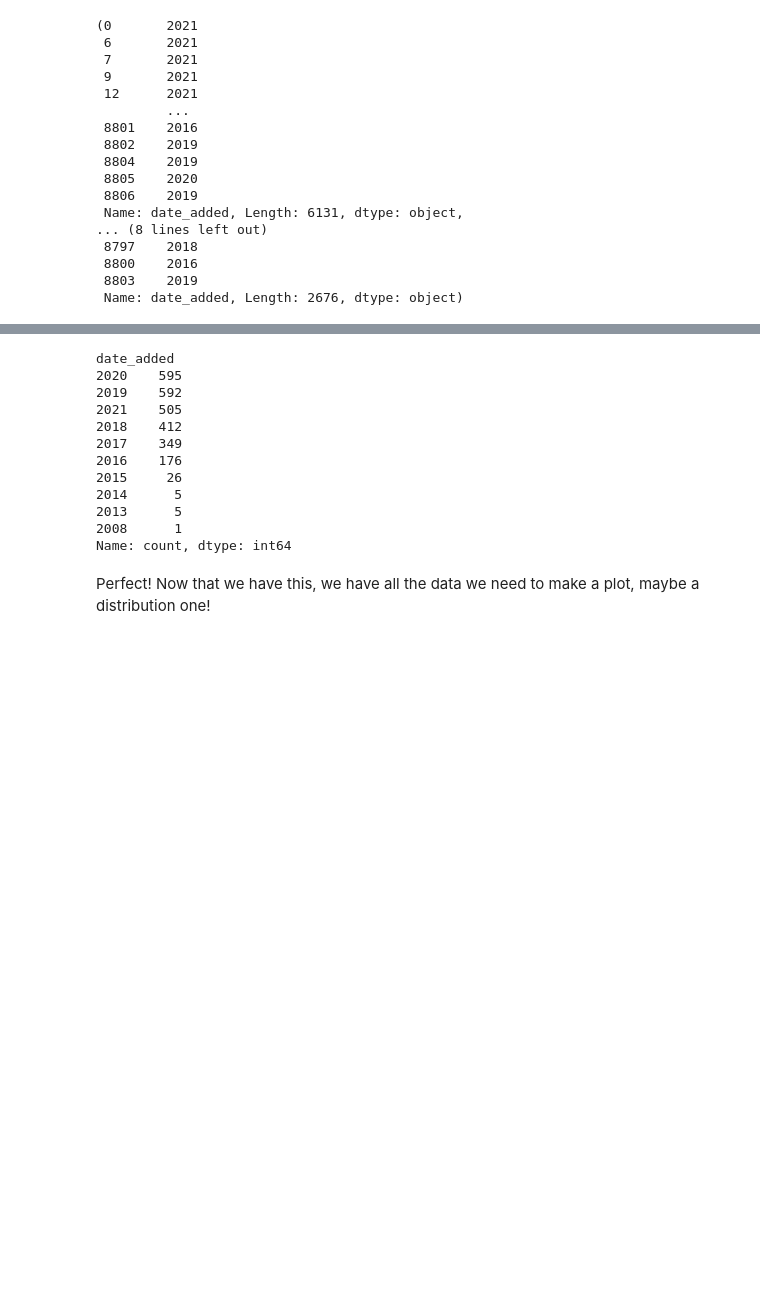
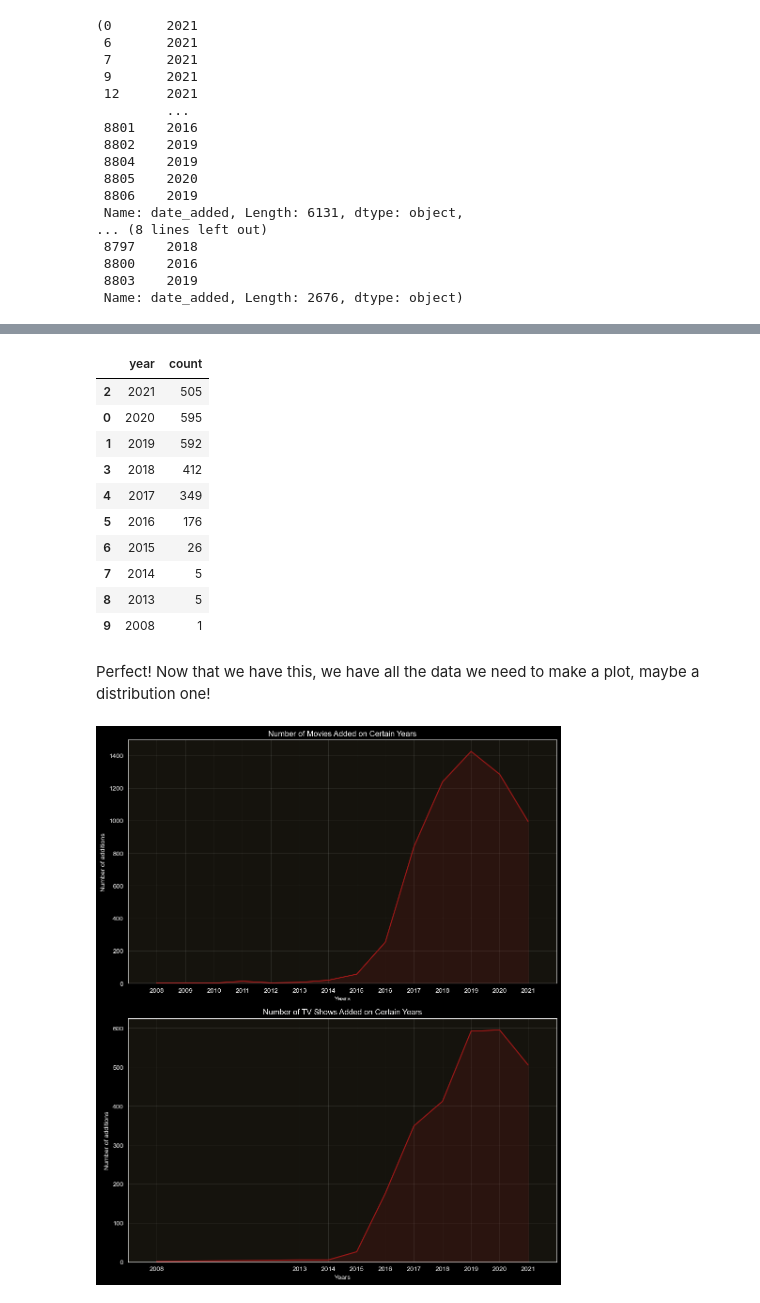
Before and after one commit to imelinc/eda-project, a Jupyter notebook: eda-project.ipynb, the cells around one changed output, grey strips where cells are left out. Saved outputs shown, nothing was run; the diff lists cells and outputs as text; code cells hidden in the pictures; blank space fills up the shorter version.

Commit message:
plotted the dist of years

```diff
--- a/eda-project.ipynb
+++ b/eda-project.ipynb
@@ -395,3 +397,7 @@ num_tv_shows = year_tv_shows.value_counts()
 # %%
-num_movies
+df_movie_years = num_movies.reset_index()
+df_movie_years.columns = ["year", "count"]
+df_movie_years["year"] = df_movie_years["year"].astype(int).sort_values()
+df_movie_years = df_movie_years.sort_values("year", ascending=False)
+df_movie_years
 # %% [output]
@@ -414,17 +419,50 @@ Name: count, dtype: int64
 # %%
-num_tv_shows
+df_shows_years = num_tv_shows.reset_index()
+df_shows_years.columns = ["year", "count"]
+df_shows_years["year"] = df_shows_years["year"].astype(int)
+df_shows_years = df_shows_years.sort_values("year", ascending=False)
+df_shows_years
 # %% [output]
-date_added
-2020    595
-2019    592
-2021    505
-2018    412
-2017    349
-2016    176
-2015     26
-2014      5
-2013      5
-2008      1
-Name: count, dtype: int64
+|  | year | count |
+| 2 | 2021 | 505 |
+| 0 | 2020 | 595 |
+| 1 | 2019 | 592 |
+| 3 | 2018 | 412 |
+| 4 | 2017 | 349 |
+| 5 | 2016 | 176 |
+| 6 | 2015 | 26 |
+| 7 | 2014 | 5 |
+| 8 | 2013 | 5 |
+| 9 | 2008 | 1 |
 # %% [markdown]
 Perfect! Now that we have this, we have all the data we need to make a plot, maybe a distribution one!
+# %%
+fig, (ax1,ax2) = plt.subplots(ncols=1,
+                              nrows= 2,
+                              figsize=(10,12),
+                              facecolor = "#000000")
+
+# Now we plot the data
+df_movie_years.plot(x="year", y="count", ax=ax1, color="#7F1A1A", kind="area", legend=False, alpha = 0.2)
+df_movie_years.plot(x="year", y="count", ax=ax1, color="#A11919", kind="line", legend=False)
+ax1.set_title("Number of Movies Added on Certain Years")
+ax1.set_xlabel("Years")
+ax1.set_xticks(df_movie_years["year"])
+ax1.set_ylabel("Number of additions")
+ax1.set_facecolor("#15130d")
+ax1.set_xlim(2007,2022)
+ax1.grid(True, color="white", alpha = 0.1)
+
+df_shows_years.plot(x="year", y="count", ax=ax2, color="#7F1A1A", kind="area", legend=False, alpha = 0.2)
+df_shows_years.plot(x="year", y="count", ax=ax2, color="#A11919", kind="line", legend=False)
+ax2.set_title("Number of TV Shows Added on Certain Years")
+ax2.set_xlabel("Years")
+ax2.set_ylabel("Number of additions")
+ax2.set_xticks(df_shows_years["year"])
+ax2.set_facecolor("#15130d")
+ax2.set_xlim(2007,2022)
+ax2.grid(True, color="white", alpha = 0.1)
+
+plt.tight_layout()
+# %% [output]
+[figure, added]
```
Also changed, not shown: parts of 2 cells of this notebook.
